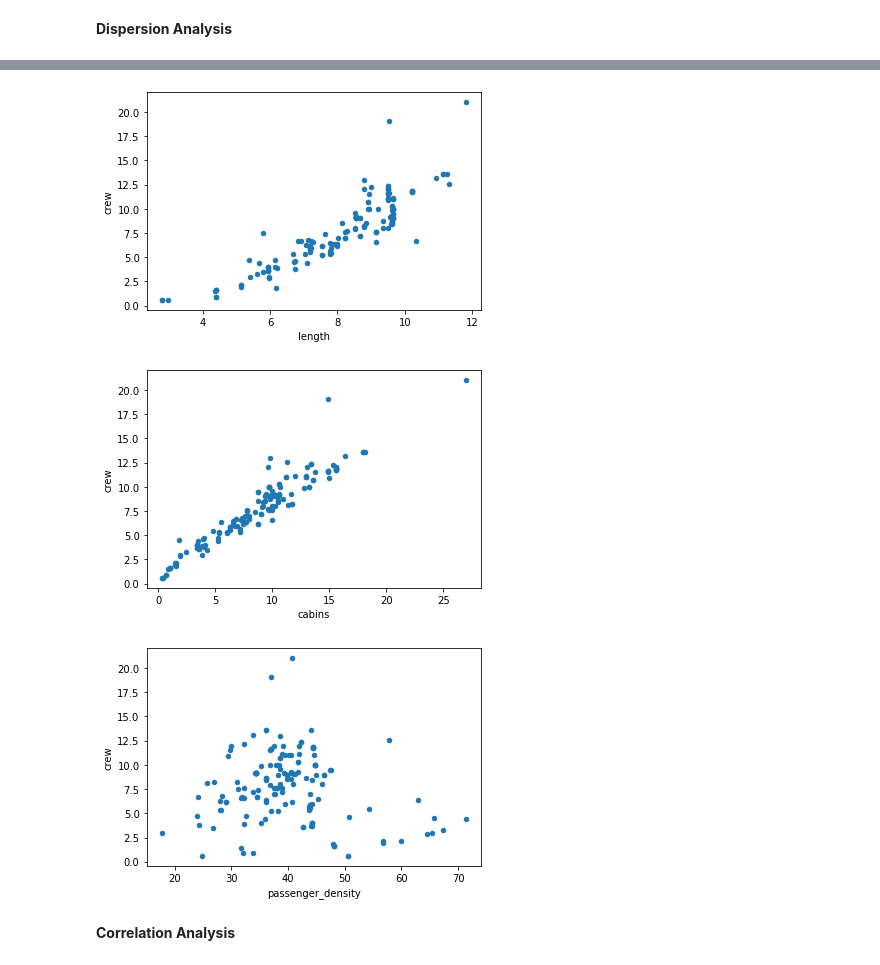
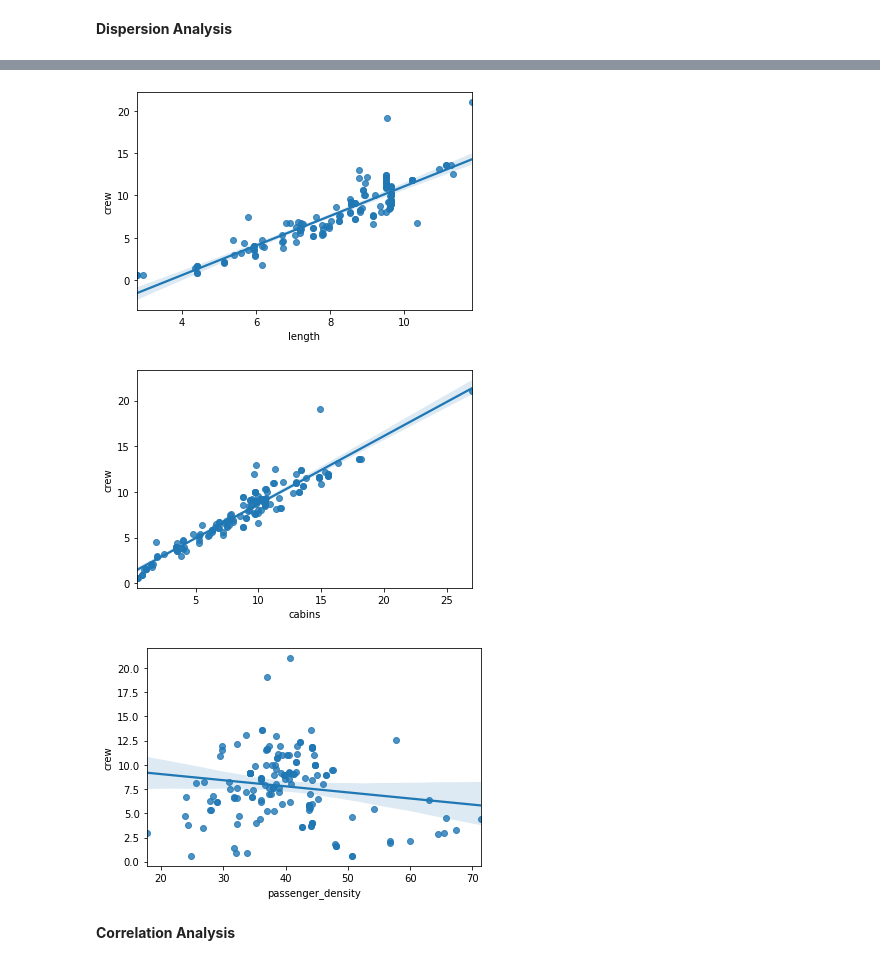
Before and after one commit to XavierCarrera/Platzi-Master-DS-Exercises, a Jupyter notebook: Basic_Exercise_DS_Python2.ipynb, the cells around one changed output, grey strips where cells are left out. Drawn from its saved outputs; the diff is of its cells as text; code cells hidden in the pictures.

```diff
--- a/Basic_Exercise_DS_Python2.ipynb
+++ b/Basic_Exercise_DS_Python2.ipynb
@@ -193,15 +193,15 @@ crew_pass = df.plot.scatter(x = "passengers", y = "crew")
 # %%
-crew_length = df.plot.scatter(x = "length", y = "crew")
+crew_length = sns.regplot(x=df["length"], y=df["crew"])
 # %% [output]
-[figure, old version]
+[figure, new version]
 # %%
-crew_cabins = df.plot.scatter(x = "cabins", y = "crew")
+crew_cabins = sns.regplot(x=df["cabins"], y=df["crew"])
 # %% [output]
-[figure, old version]
+[figure, new version]
 # %%
-crew_denpass = df.plot.scatter(x = "passenger_density", y = "crew")
+crew_denpass = sns.regplot(x=df["passenger_density"], y=df["crew"])
 # %% [output]
-[figure, old version]
+[figure, new version]
 # %% [markdown]
 **Correlation Analysis**
 # %%
```
Also changed, not shown: parts of 8 cells of this notebook.
